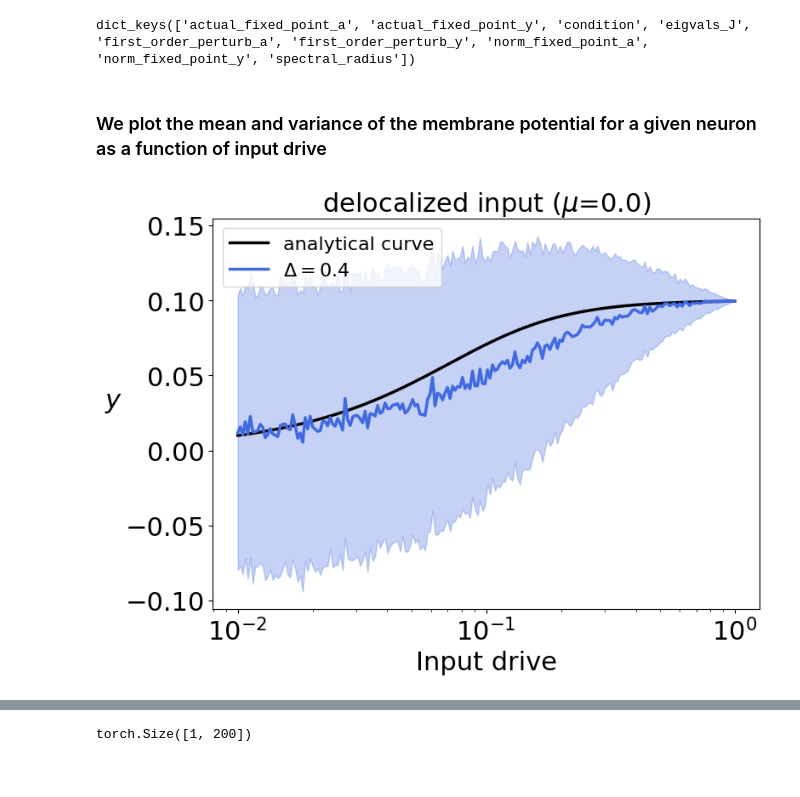
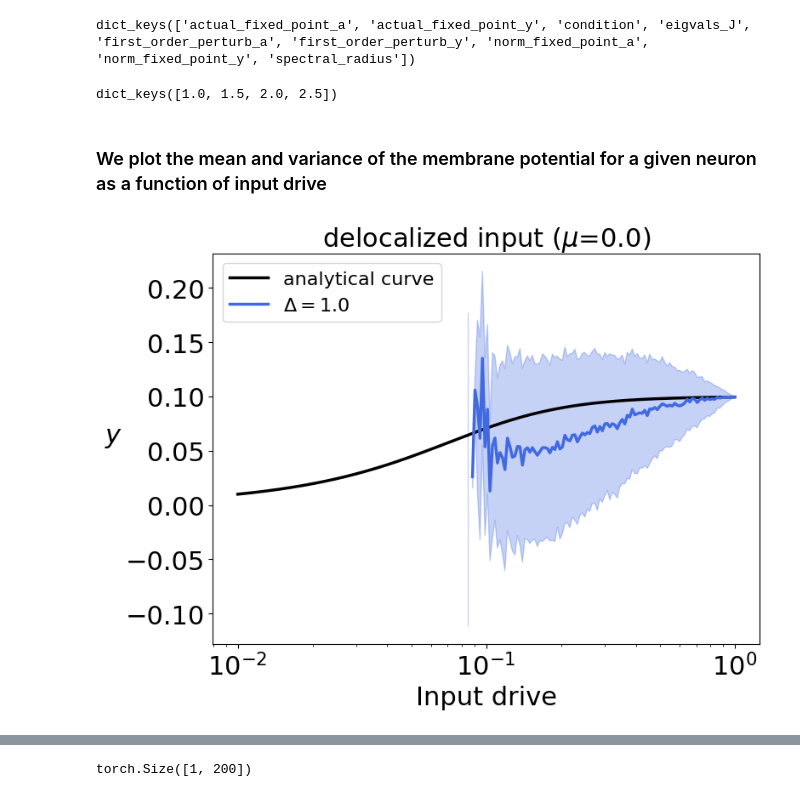
Before and after one commit to shivangrawat/perturbed_organics, a Jupyter notebook: examples/plot_lines_delocalized.ipynb, the cells around one changed output, grey strips where cells are left out. Cells and saved outputs as stored; diff of their text form; code cells hidden in the pictures.

Commit message:
addec code for plotting

```diff
--- a/examples/plot_lines_delocalized.ipynb
+++ b/examples/plot_lines_delocalized.ipynb
@@ -22,6 +22,8 @@ import perturbed_organics.utils as utils
 input_type = 'delocalized'
 mu = "0.0"
 mu_val = float(mu)
+# input_scale = "linear"
+input_scale = "log-scale"
 
 folder_path = f'/vast/sr6364/perturbed_organics/data/adaptive_main/{input_type}/'
 # %%
@@ -33,9 +35,14 @@ all_data = {}
 # For example, if the folder name is "commonText_deltaval_1.0",
 # this regex extracts "1.0".
 # pattern = re.compile(r'_delta_([0-9\.]+)$')
+# pattern = re.compile(
+#     r'^(?=.*_mu_{})'
+#     r'.*_delta_([0-9\.]+)$'.format(re.escape(mu))
+# )
+
 pattern = re.compile(
     r'^(?=.*_mu_{})'
-    r'.*_delta_([0-9\.]+)$'.format(re.escape(mu))
+    r'.*_delta_([0-9\.]+)_{}$'.format(re.escape(mu), re.escape(input_scale))
 )
 
 # Loop over all items in the main folder
@@ -82,6 +109,10 @@ dict_keys(['actual_fixed_point_a', 'actual_fixed_point_y', 'condition', 'eigvals
 actual_fp_y_dict = all_data['actual_fixed_point_y']
 norm_fp_y_dict = all_data['norm_fixed_point_y']
 eigvals_dict = all_data['eigvals_J']
+# %%
+actual_fp_y_dict.keys()
+# %% [output]
+dict_keys([1.0, 1.5, 2.0, 2.5])
 # %% [markdown]
 ### We plot the mean and variance of the membrane potential for a given neuron as a function of input drive
 # %%
@@ -102,7 +133,7 @@ plt.figure(figsize=(8, 6))
 
 # Get all the delta values and sort them (assuming they are numeric)
 # delta_keys = sorted(actual_fp_y_dict.keys())
-delta_keys = [0.4]
+delta_keys = [1.0]
 min_delta = min(delta_keys)
 max_delta = max(delta_keys)
 
@@ -118,34 +149,34 @@ for i, delta_val in enumerate(delta_keys):
     # y_ratio_mean = torch.mean(y_ratio, dim=2)
     y_val_mean = torch.nanmean(y_val, dim=2)
 
     # y_val_std = torch.std(y_val, dim=2) / np.sqrt(num_trials)
     # y_val_std = torch.std(y_val, dim=2)
     y_val_std = utils.nanstd(y_val, dim=2)
 
     # find the stable percentage for each input drive
     ratio_stable = torch.sum(~torch.isnan(y_val), dim=2) / num_trials
 
     # plot = plt.plot(input_range, y_val_mean[0, :], label=f"$\Delta = {delta_val}$", color=plt.cm.viridis(i / len(delta_keys)), linewidth=2.5)
     # plt.fill_between(input_range, y_val_mean[0, :] - y_val_std[0, :], y_val_mean[0, :] + y_val_std[0, :], alpha=0.3, color=plt.cm.viridis(i / len(delta_keys)))
 
     plot = plt.plot(input_range, y_val_mean[0, :], label=f"$\Delta = {delta_val}$", color='royalblue', linewidth=2.5)
     plt.fill_between(input_range, y_val_mean[0, :] - y_val_std[0, :], y_val_mean[0, :] + y_val_std[0, :], alpha=0.3, color='royalblue')
 
 plt.xlabel('Input drive', fontsize=22)
 plt.ylabel(r"$y$", fontsize=22, rotation=0, labelpad=10)
 plt.title(f"{input_type} input ($\mu$={mu})", fontsize=22)
 # plot x axis logscale
 plt.xscale('log')
 # plt.ylim([-0.05, 2])
 plt.legend(fontsize=16, loc='upper left')
 plt.xticks(fontsize=22)
 plt.yticks(fontsize=22)
 plt.tight_layout()
 # save this plot
 # plt.savefig(f'../figures/fig2/fig2_4.png', bbox_inches='tight')
 plt.show()
 # %% [output]
-[figure, old version]
+[figure, new version]
 # %%
 plt.figure(figsize=(8, 6))
 
```
Also changed, not shown: parts of 3 cells of this notebook, 1 other file.
